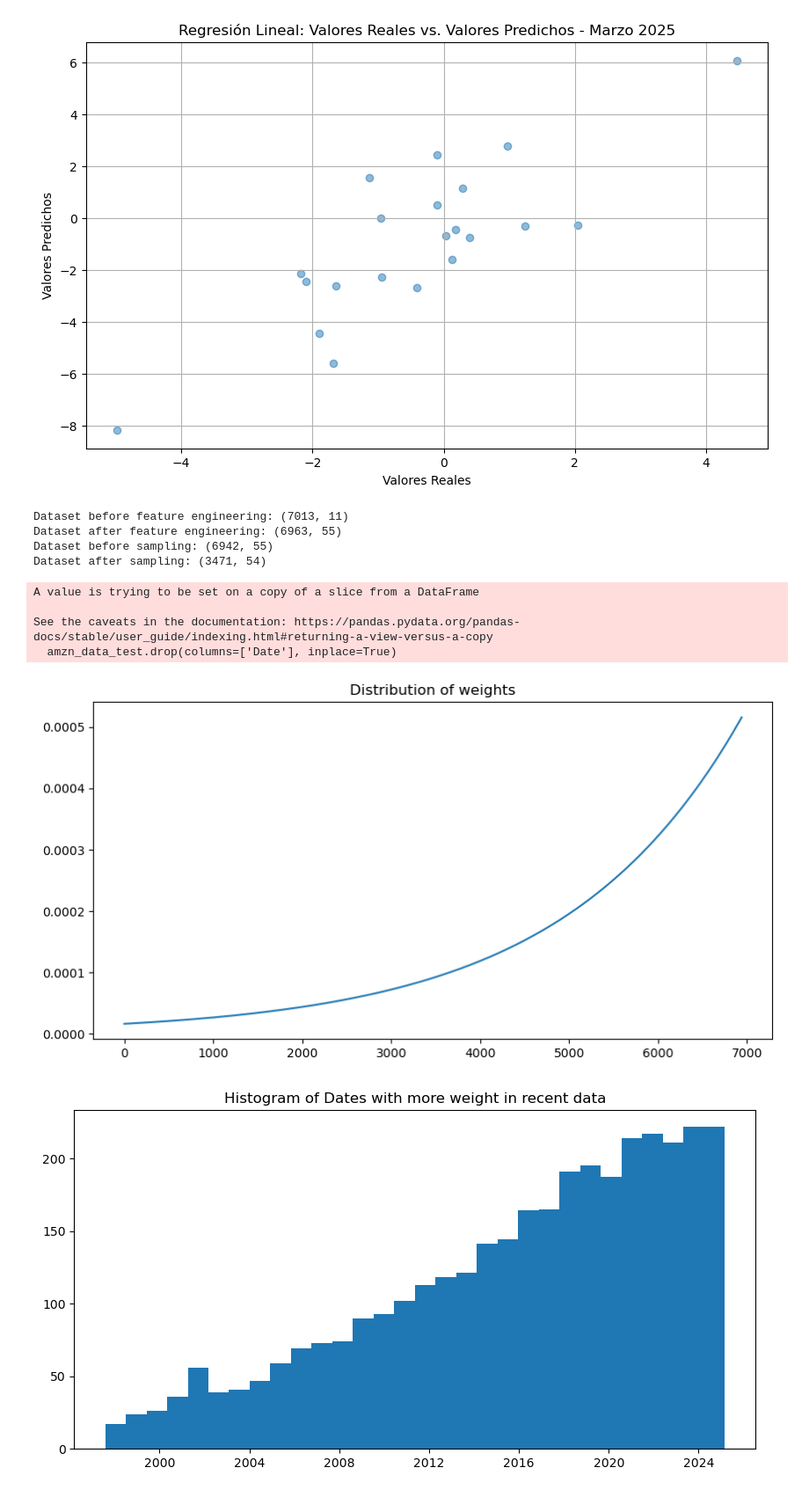
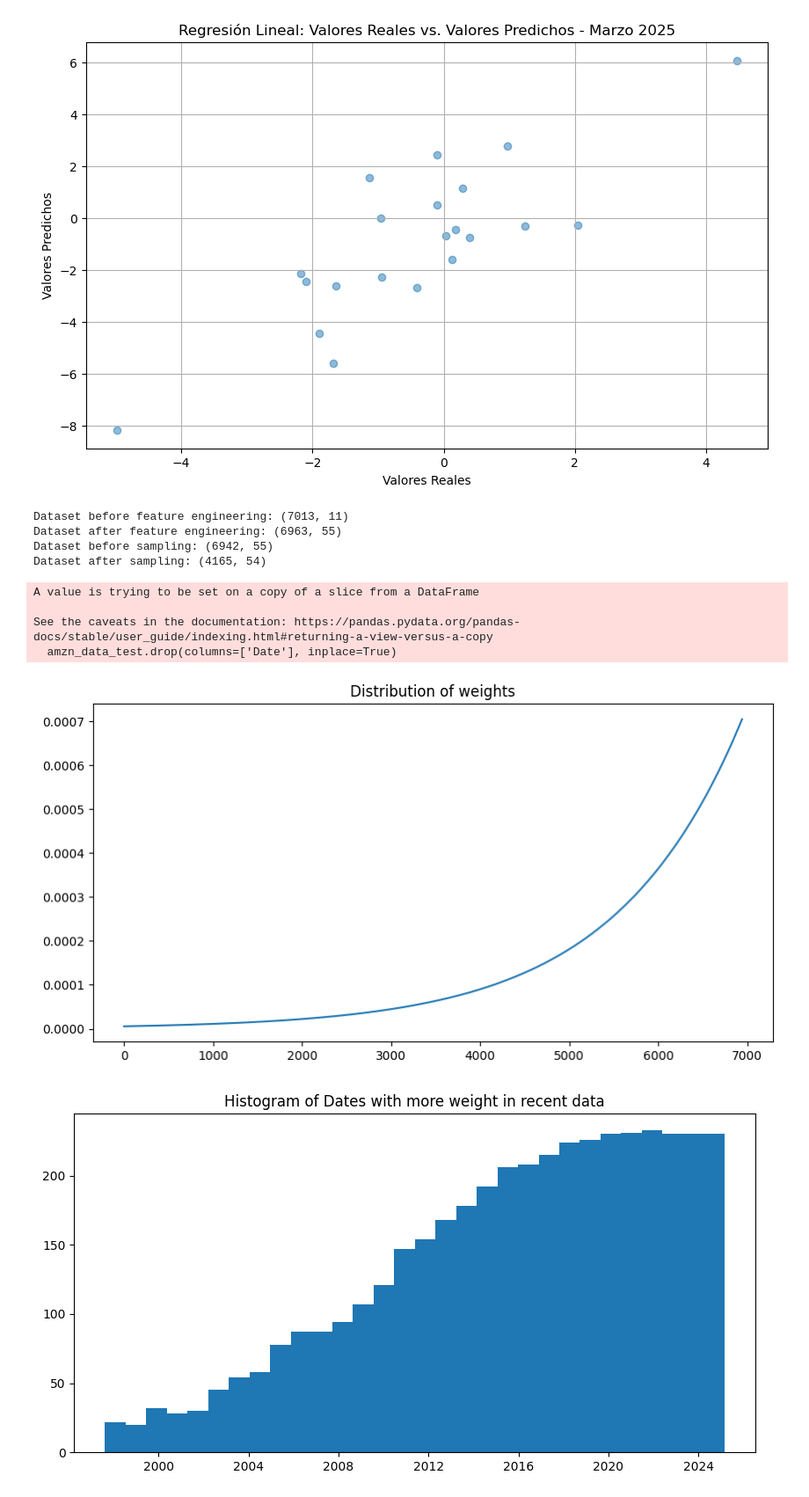
Before and after one commit to Ericson3100/Proyecto3DM, a Jupyter notebook: notebooks/2_FeatureEngineering.ipynb, the cells around one changed output. Shown at 88% size. Drawn from its saved outputs; the diff is of its cells as text; code cells hidden in the pictures.

```diff
--- a/notebooks/2_FeatureEngineering.ipynb
+++ b/notebooks/2_FeatureEngineering.ipynb
@@ -347,25 +347,25 @@ Accuracy: 0.5238095238095238
 # %%
 amzn_data = pd.read_csv('../data/raw/AMZN_with_SP500.csv')
 amzn_data = feature_engineering(amzn_data)
 
 amzn_data_train = amzn_data[amzn_data['Date'] <= '2025-02-28']
-amzn_data_train = sample_with_time_weights(amzn_data_train, percentage=0.5, k=0.0005)
+amzn_data_train = sample_with_time_weights(amzn_data_train, percentage=0.6, k=0.0007)
 
 amzn_data_test = amzn_data[amzn_data['Date'] > '2025-02-28']
 amzn_data_test.drop(columns=['Date'], inplace=True)
 amzn_data_test.to_csv('../data/processed/AMZN_test.csv', index=False)
 amzn_data_train.to_csv('../data/processed/AMZN_train.csv', index=False)
 # %% [output]
 Dataset before feature engineering: (7013, 11)
 Dataset after feature engineering: (6963, 55)
 Dataset before sampling: (6942, 55)
-Dataset after sampling: (3471, 54)
+Dataset after sampling: (4165, 54)
 A value is trying to be set on a copy of a slice from a DataFrame
 
 See the caveats in the documentation: https://pandas.pydata.org/pandas-docs/stable/user_guide/indexing.html#returning-a-view-versus-a-copy
   amzn_data_test.drop(columns=['Date'], inplace=True)
-[figure, old version]
+[figure, new version]
-[figure, old version]
+[figure, new version]
 # %%
 
 googl_data = pd.read_csv('../data/raw/GOOGL_with_SP500.csv')
```
Also changed, not shown: parts of 3 cells of this notebook.
